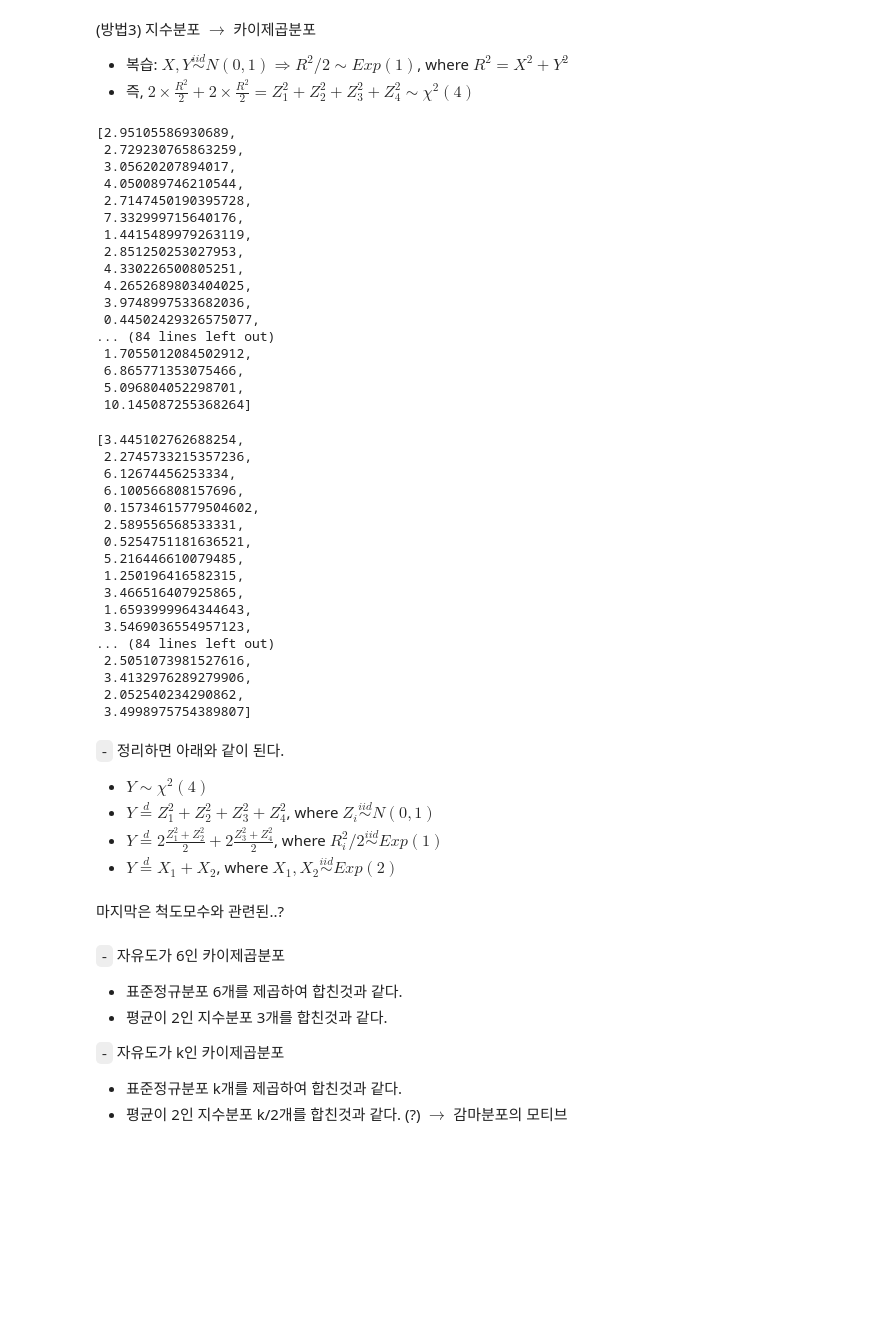
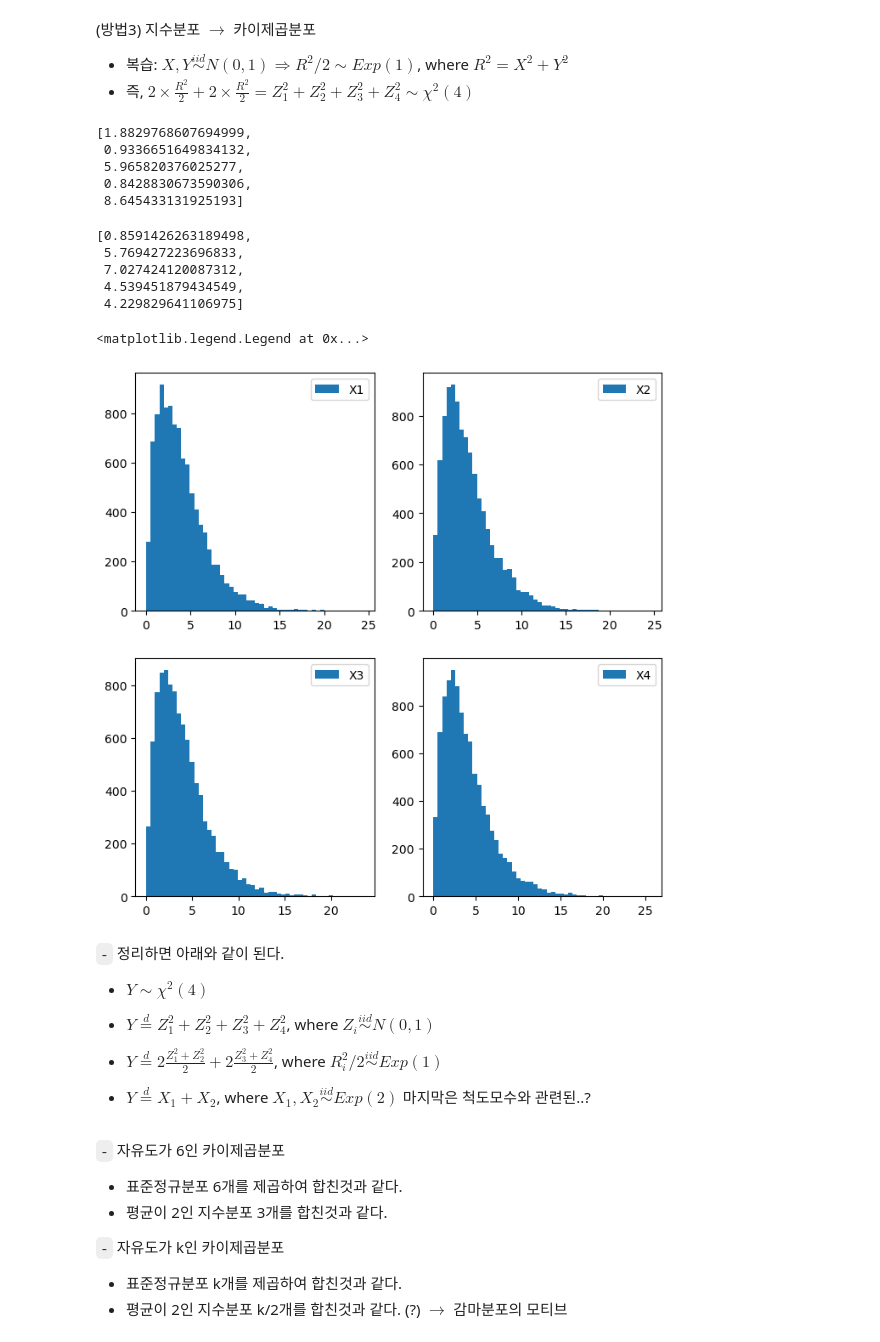
Before and after one commit to star77sa/star77sa.github.io, a Jupyter notebook: posts/Statistics/SC_1.ipynb, the cells around one changed output. Saved outputs shown, nothing was run; the diff lists cells and outputs as text; code cells hidden in the pictures; blank space fills up the shorter version.

```diff
--- a/posts/Statistics/SC_1.ipynb
+++ b/posts/Statistics/SC_1.ipynb
@@ -875,44 +844,20 @@ array([ 2.6332819 ,  3.79141927, 12.74338341,  5.58103908,  9.68090861,
 - 복습: $X, Y \overset{iid}{\sim} N(0,1) \Rightarrow R^2/2 \sim Exp(1)$, where $R^2 = X^2+Y^2$
 - 즉, $2 \times \frac{R^2}{2} + 2 \times \frac{R^2}{2} = Z_1^2 + Z_2^2 + Z_3^2 + Z_4^2 \sim \chi^2(4)$
 # %%
-[np.random.exponential(1)*2 + np.random.exponential(1)*2 for i in range(100)]
+[np.random.exponential(1)*2 + np.random.exponential(1)*2 for i in range(100)][:5]
 #표준정규분포를 4개 더한 것
 # %% [output]
-[2.95105586930689,
- 2.729230765863259,
- 3.05620207894017,
- 4.050089746210544,
- 2.7147450190395728,
- 7.332999715640176,
- 1.4415489979263119,
- 2.851250253027953,
- 4.330226500805251,
- 4.2652689803404025,
- 3.9748997533682036,
- 0.44502429326575077,
-... (84 lines left out)
- 1.7055012084502912,
- 6.865771353075466,
- 5.096804052298701,
- 10.145087255368264]
+[1.8829768607694999,
+ 0.9336651649834132,
+ 5.965820376025277,
+ 0.8428830673590306,
+ 8.645433131925193]
 # %%
-[np.random.exponential(2)+np.random.exponential(2) for i in range(100)]
+[np.random.exponential(2)+np.random.exponential(2) for i in range(100)][:5]
 #지수분포는 scale parameter를 가지기 때문에.
 # %% [output]
-[3.445102762688254,
- 2.2745733215357236,
- 6.12674456253334,
- 6.100566808157696,
- 0.15734615779504602,
- 2.589556568533331,
- 0.5254751181636521,
- 5.216446610079485,
- 1.250196416582315,
- 3.466516407925865,
- 1.6593999964344643,
- 3.5469036554957123,
-... (84 lines left out)
- 2.5051073981527616,
- 3.4132976289279906,
- 2.052540234290862,
- 3.4998975754389807]
+[0.8591426263189498,
+ 5.769427223696833,
+ 7.027424120087312,
+ 4.539451879434549,
+ 4.229829641106975]
@@ -922,11 +864,31 @@ X1 = np.sum(np.random.normal(0,1,4)**2)
+# %%
+N=10000
+X1 = np.random.chisquare(4, N)
+X2 = [np.sum(np.random.normal(0,1,4)**2) for i in range(N)]
+X3 = [np.random.exponential(1)*2 + np.random.exponential(1)*2 for i in range(N)]
+X4 = [np.random.exponential(2) + np.random.exponential(2) for i in range(N)]
+
+fig, ((ax1,ax2), (ax3,ax4)) = plt.subplots(2,2, figsize=(8,8))
+
+ax1.hist(X1, label='X1', bins=50)
+ax2.hist(X2, label='X2', bins=50)
+ax3.hist(X3, label='X3', bins=50)
+ax4.hist(X4, label='X4', bins=50)
+
+ax1.legend(); ax2.legend(); ax3.legend(); ax4.legend()
+# %% [output]
+<matplotlib.legend.Legend at 0x...>
+[figure, added]
 # %% [markdown]
 `-` 정리하면 아래와 같이 된다.
+
 - $Y \sim \chi^2(4)$
+
 - $Y \overset{d}{=}Z_1^2+Z_2^2+Z_3^2+Z_4^2$, where $Z_i\overset{iid}{\sim}N(0,1)$
+
 - $Y \overset{d}{=}2\frac{Z_1^2+Z_2^2}{2}+2\frac{Z_3^2+Z_4^2}{2}$, where $R^2_i/2\overset{iid}{\sim}Exp(1)$
-- $Y \overset{d}{=} X_1 + X_2$, where $X_1, X_2 \overset{iid}{\sim}Exp(2)$
+
+- $Y \overset{d}{=} X_1 + X_2$, where $X_1, X_2 \overset{iid}{\sim}Exp(2)$ 마지막은 척도모수와 관련된..?
-# %% [markdown]
-마지막은 척도모수와 관련된..?
 # %% [markdown]
 `-` 자유도가 6인 카이제곱분포
 - 표준정규분포 6개를 제곱하여 합친것과 같다.
```
Also changed, not shown: parts of 22 cells of this notebook, 6 other files.
